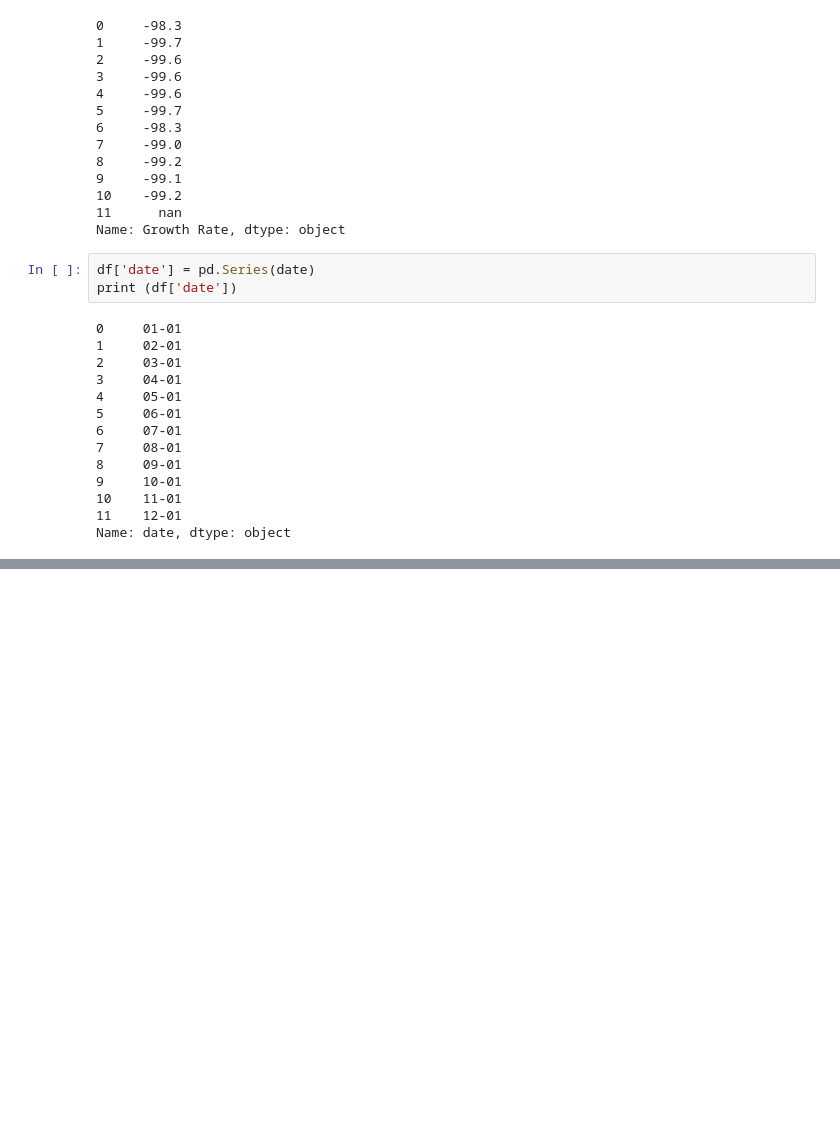
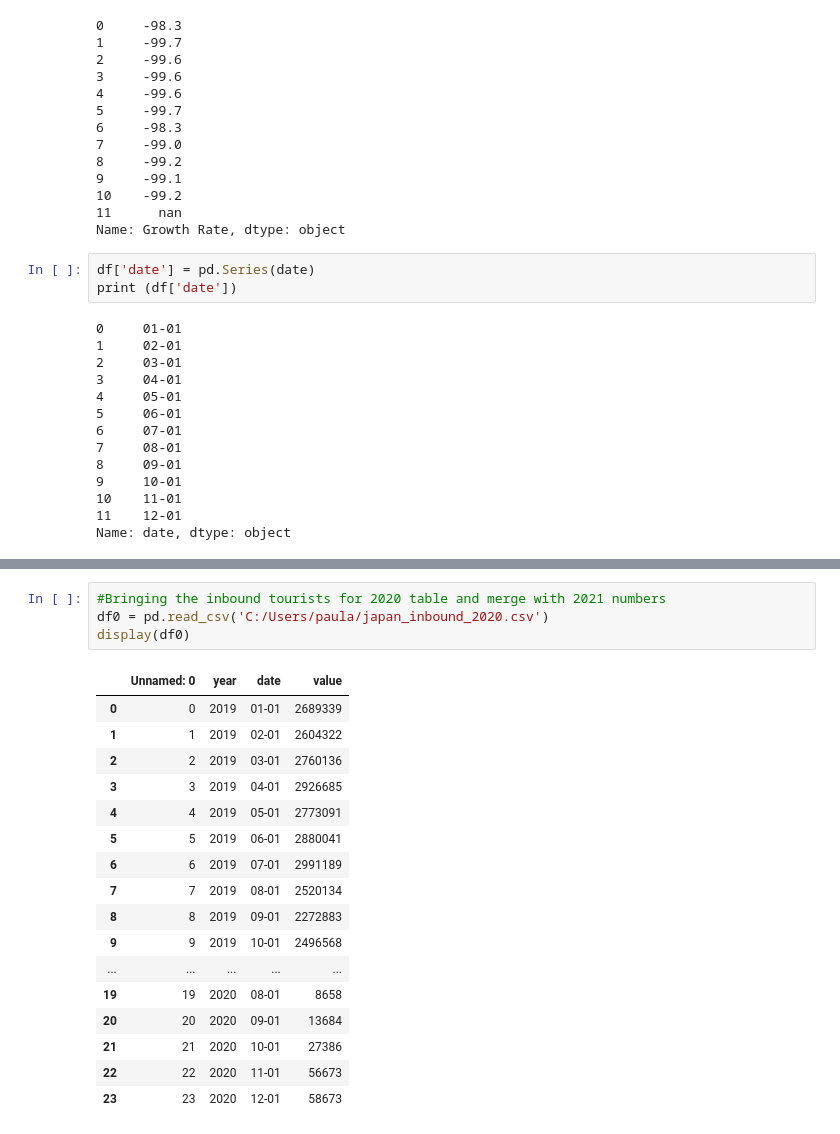
Before and after one commit to paula-ioni/paula-ioni.github.io, a Jupyter notebook: table_extraction_pdf.ipynb, the cells around one changed output, grey strips where cells are left out. Saved outputs shown, nothing was run; the diff lists cells and outputs as text; blank space fills up the shorter version.

```diff
--- a/table_extraction_pdf.ipynb
+++ b/table_extraction_pdf.ipynb
@@ -169,0 +170,22 @@ display(dff)
+# %%
+#Bringing the inbound tourists for 2020 table and merge with 2021 numbers
+df0 = pd.read_csv('C:/Users/paula/japan_inbound_2020.csv')
+display(df0)
+# %% [output]
+|  | Unnamed: 0 | year | date | value |
+| 0 | 0 | 2019 | 01-01 | 2689339 |
+| 1 | 1 | 2019 | 02-01 | 2604322 |
+| 2 | 2 | 2019 | 03-01 | 2760136 |
+| 3 | 3 | 2019 | 04-01 | 2926685 |
+| 4 | 4 | 2019 | 05-01 | 2773091 |
+| 5 | 5 | 2019 | 06-01 | 2880041 |
+| 6 | 6 | 2019 | 07-01 | 2991189 |
+| 7 | 7 | 2019 | 08-01 | 2520134 |
+| 8 | 8 | 2019 | 09-01 | 2272883 |
+| 9 | 9 | 2019 | 10-01 | 2496568 |
+| ... | ... | ... | ... | ... |
+| 19 | 19 | 2020 | 08-01 | 8658 |
+| 20 | 20 | 2020 | 09-01 | 13684 |
+| 21 | 21 | 2020 | 10-01 | 27386 |
+| 22 | 22 | 2020 | 11-01 | 56673 |
+| 23 | 23 | 2020 | 12-01 | 58673 |
```
Also changed, not shown: parts of 11 cells of this notebook.
